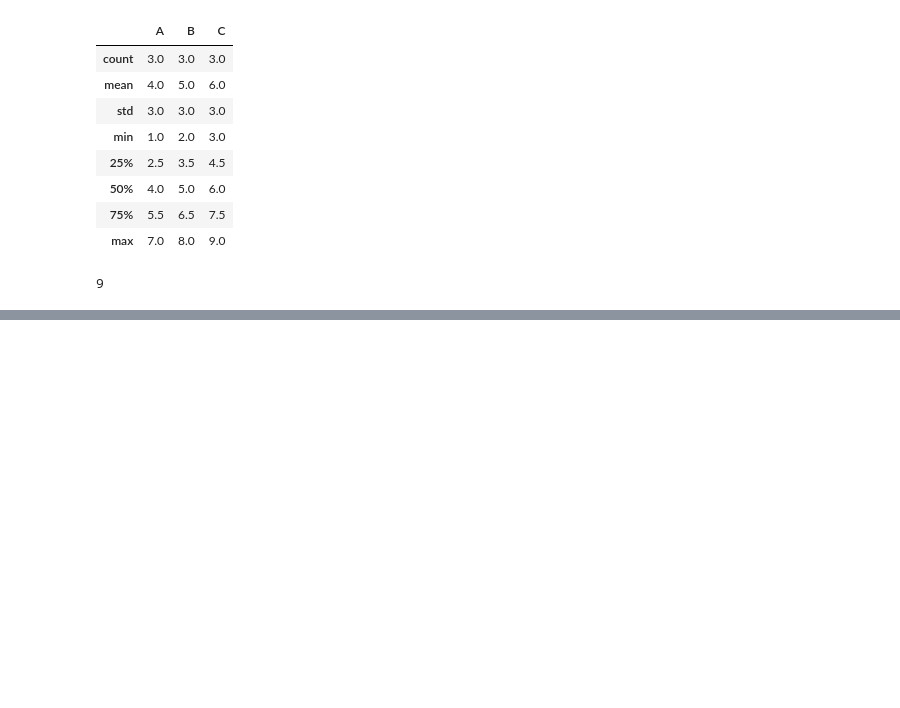
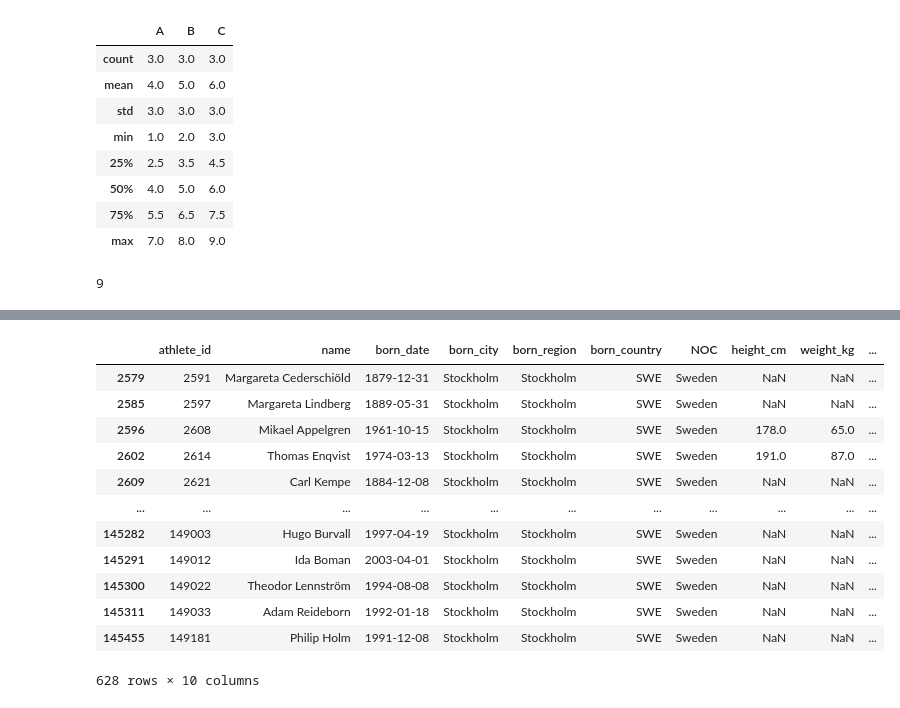
Before and after one commit to Nirre23/data_platforms_Niclas_Karlman_de24, a Jupyter notebook: exercises/pandas_tutoria_YT.ipynb, the cells around one changed output, grey strips where cells are left out. Drawn from its saved outputs; the diff is of its cells as text; code cells hidden in the pictures; blank space fills up the shorter version.

```diff
--- a/exercises/pandas_tutoria_YT.ipynb
+++ b/exercises/pandas_tutoria_YT.ipynb
@@ -165,0 +231,16 @@ coffee
+# %%
+bios.query('born_country == "SWE" and born_city == "Stockholm"')
+# %% [output]
+|  | athlete_id | name | born_date | born_city | born_region | born_country | NOC | height_cm | weight_kg | ... |
+| 2579 | 2591 | Margareta Cederschiöld | 1879-12-31 | Stockholm | Stockholm | SWE | Sweden | NaN | NaN | ... |
+| 2585 | 2597 | Margareta Lindberg | 1889-05-31 | Stockholm | Stockholm | SWE | Sweden | NaN | NaN | ... |
+| 2596 | 2608 | Mikael Appelgren | 1961-10-15 | Stockholm | Stockholm | SWE | Sweden | 178.0 | 65.0 | ... |
+| 2602 | 2614 | Thomas Enqvist | 1974-03-13 | Stockholm | Stockholm | SWE | Sweden | 191.0 | 87.0 | ... |
+| 2609 | 2621 | Carl Kempe | 1884-12-08 | Stockholm | Stockholm | SWE | Sweden | NaN | NaN | ... |
+| ... | ... | ... | ... | ... | ... | ... | ... | ... | ... | ... |
+| 145282 | 149003 | Hugo Burvall | 1997-04-19 | Stockholm | Stockholm | SWE | Sweden | NaN | NaN | ... |
+| 145291 | 149012 | Ida Boman | 2003-04-01 | Stockholm | Stockholm | SWE | Sweden | NaN | NaN | ... |
+| 145300 | 149022 | Theodor Lennström | 1994-08-08 | Stockholm | Stockholm | SWE | Sweden | NaN | NaN | ... |
+| 145311 | 149033 | Adam Reideborn | 1992-01-18 | Stockholm | Stockholm | SWE | Sweden | NaN | NaN | ... |
+| 145455 | 149181 | Philip Holm | 1991-12-08 | Stockholm | Stockholm | SWE | Sweden | NaN | NaN | ... |
+628 rows × 10 columns
```
Also changed, not shown: parts of 42 cells of this notebook, 12 other files.
